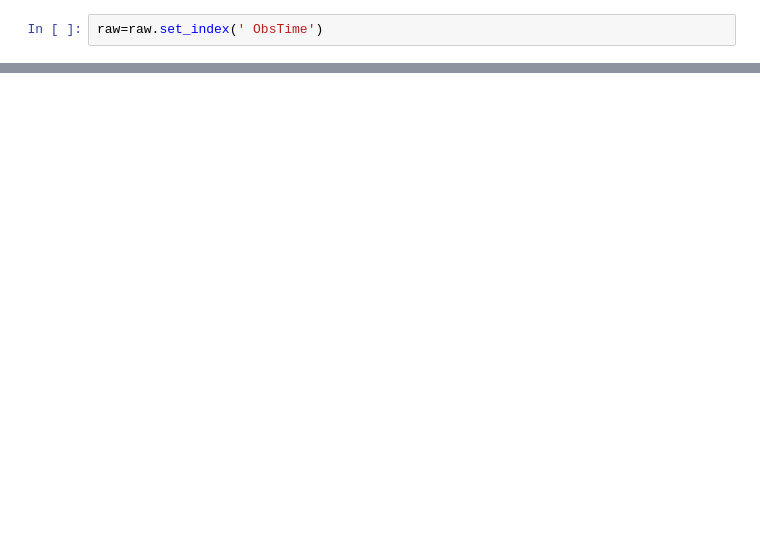
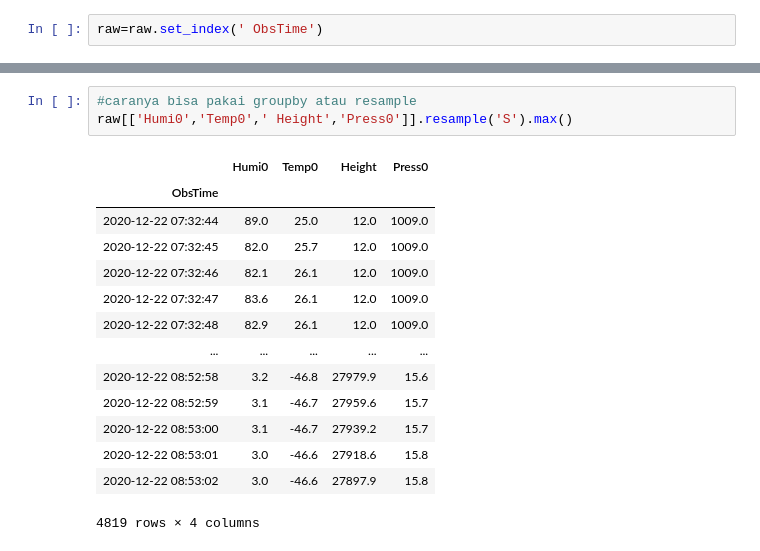
Before and after one commit to pHeesari/H8_050, a Jupyter notebook: Intro_to_Python.ipynb, the cells around one changed output, grey strips where cells are left out. Cells and saved outputs as stored; diff of their text form; blank space fills up the shorter version.

```diff
--- a/Intro_to_Python.ipynb
+++ b/Intro_to_Python.ipynb
@@ -933,0 +732,18 @@ memory usage: 1.5+ MB
+# %%
+#caranya bisa pakai groupby atau resample
+raw[['Humi0','Temp0',' Height','Press0']].resample('S').max()
+# %% [output]
+|  | Humi0 | Temp0 | Height | Press0 |
+| ObsTime |  |  |  |  |
+| 2020-12-22 07:32:44 | 89.0 | 25.0 | 12.0 | 1009.0 |
+| 2020-12-22 07:32:45 | 82.0 | 25.7 | 12.0 | 1009.0 |
+| 2020-12-22 07:32:46 | 82.1 | 26.1 | 12.0 | 1009.0 |
+| 2020-12-22 07:32:47 | 83.6 | 26.1 | 12.0 | 1009.0 |
+| 2020-12-22 07:32:48 | 82.9 | 26.1 | 12.0 | 1009.0 |
+| ... | ... | ... | ... | ... |
+| 2020-12-22 08:52:58 | 3.2 | -46.8 | 27979.9 | 15.6 |
+| 2020-12-22 08:52:59 | 3.1 | -46.7 | 27959.6 | 15.7 |
+| 2020-12-22 08:53:00 | 3.1 | -46.7 | 27939.2 | 15.7 |
+| 2020-12-22 08:53:01 | 3.0 | -46.6 | 27918.6 | 15.8 |
+| 2020-12-22 08:53:02 | 3.0 | -46.6 | 27897.9 | 15.8 |
+4819 rows × 4 columns
```
Also changed, not shown: parts of 82 cells of this notebook.
